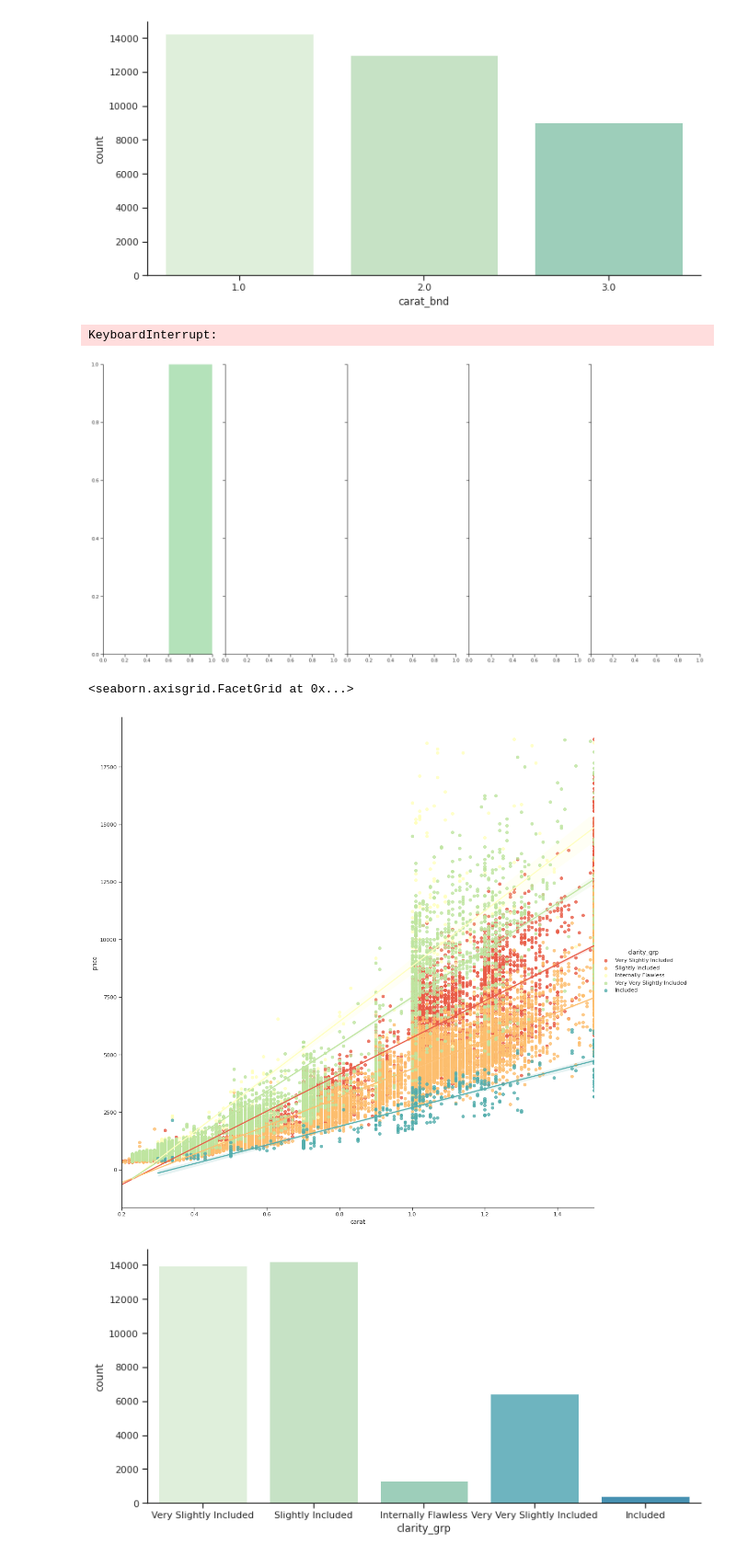
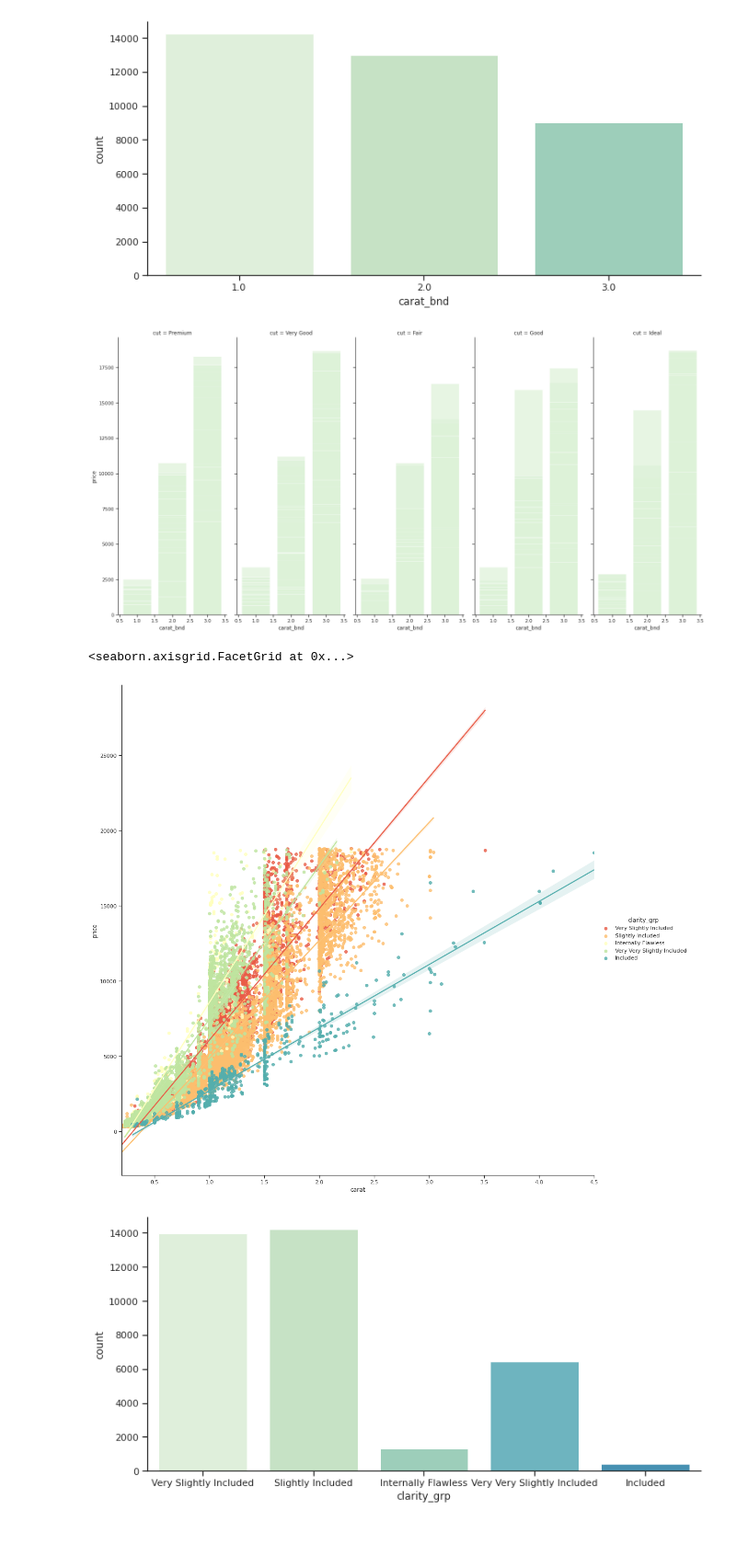
Before and after one commit to gojuangu/definitive_diamond_buying_guide, a Jupyter notebook: Analysis Data.ipynb, the cells around one changed output. Shown at 92% size. Saved outputs shown, nothing was run; the diff lists cells and outputs as text; code cells hidden in the pictures.

```diff
--- a/Analysis Data.ipynb
+++ b/Analysis Data.ipynb
@@ -289,19 +314,18 @@ sns.catplot(x='carat_bnd', data=diamonds_small_carat, kind='count' ,aspect=2);
 # %% [output]
 [figure]
 # %%
-g = sns.FacetGrid(diamonds, col="cut", hue='color_grp', palette='GnBu', aspect=0.4, height=10)
+g = sns.FacetGrid(diamonds, col="cut", palette='Spectral', aspect=0.4, height=10)
 g.map(plt.bar,  'carat_bnd',"price", alpha=.7);
 # %% [output]
-KeyboardInterrupt:
-[figure, old version]
+[figure, new version]
 # %%
-sns.lmplot(x='carat', y='price', data=diamonds_small_carat,
+sns.lmplot(x='carat', y='price', data=diamonds,
            #fit_reg=False, # No regression line
            hue='clarity_grp',
           height=15, palette='Spectral')   # Color by evolution stage
 # %% [output]
 <seaborn.axisgrid.FacetGrid at 0x...>
-[figure, old version]
+[figure, new version]
 # %%
 sns.catplot(x='clarity_grp', data=diamonds_small_carat, kind='count' ,aspect=2);
 # %% [output]
```
Also changed, not shown: parts of 8 cells of this notebook, 1 other file.
